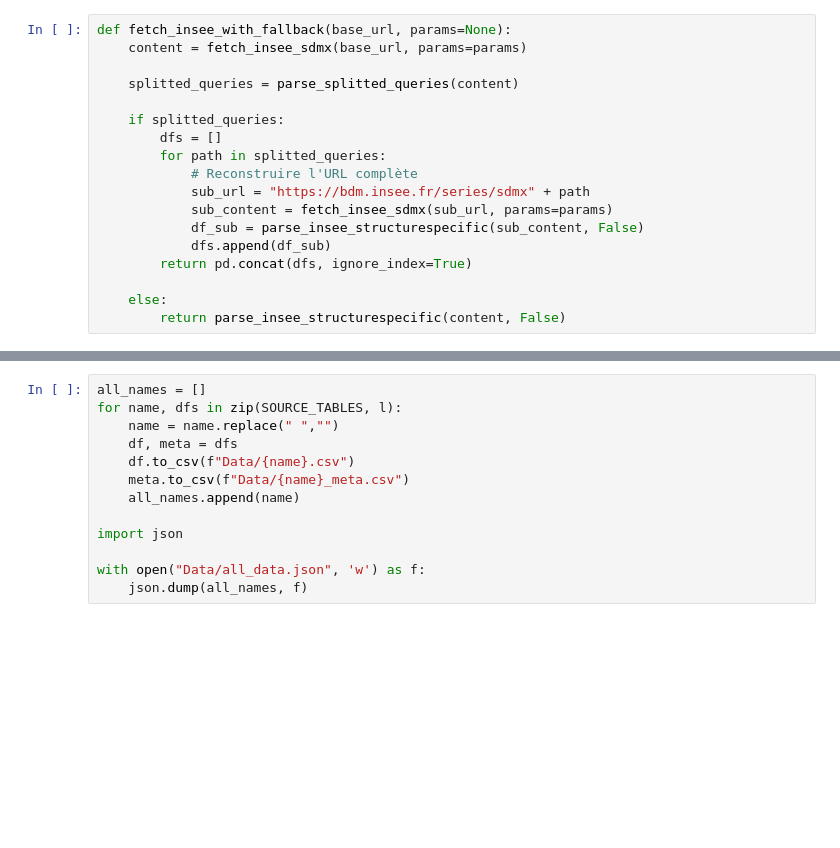
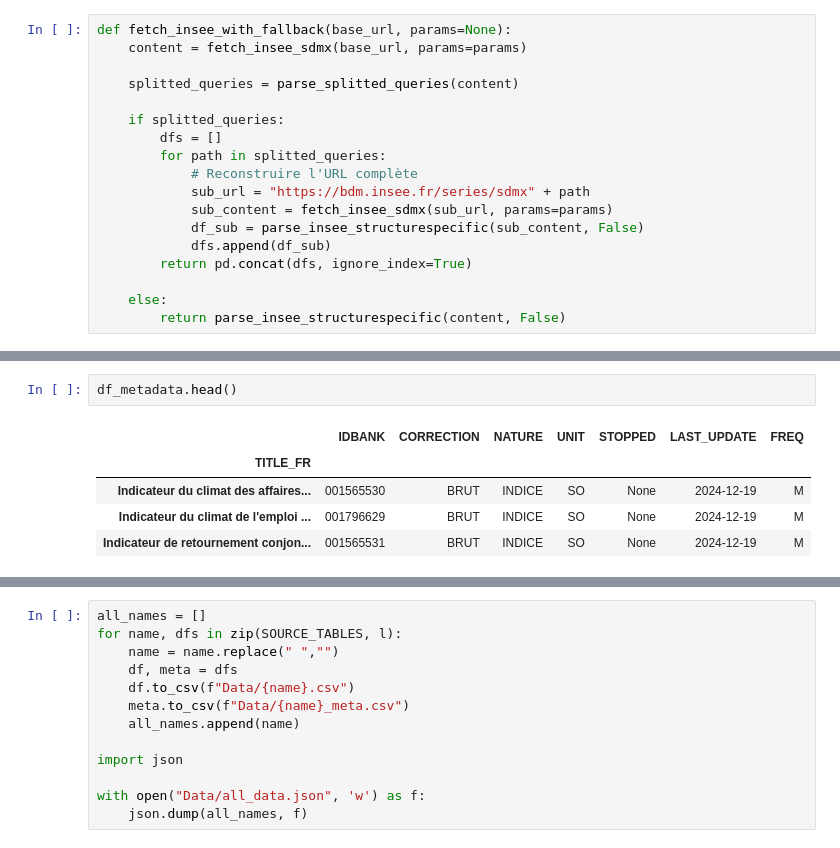
Before and after one commit to xwkya/oracle, a Jupyter notebook: tests.ipynb, the cells around one changed output, grey strips where cells are left out. Drawn from its saved outputs; the diff is of its cells as text; blank space fills up the shorter version.

```diff
--- a/tests.ipynb
+++ b/tests.ipynb
@@ -308,0 +324,8 @@ def transform_insee_df(df):
+# %%
+df_metadata.head()
+# %% [output]
+|  | IDBANK | CORRECTION | NATURE | UNIT | STOPPED | LAST_UPDATE | FREQ |
+| TITLE_FR |  |  |  |  |  |  |  |
+| Indicateur du climat des affaires... | 001565530 | BRUT | INDICE | SO | None | 2024-12-19 | M |
+| Indicateur du climat de l'emploi ... | 001796629 | BRUT | INDICE | SO | None | 2024-12-19 | M |
+| Indicateur de retournement conjon... | 001565531 | BRUT | INDICE | SO | None | 2024-12-19 | M |
```
Also changed, not shown: parts of 24 cells of this notebook.
